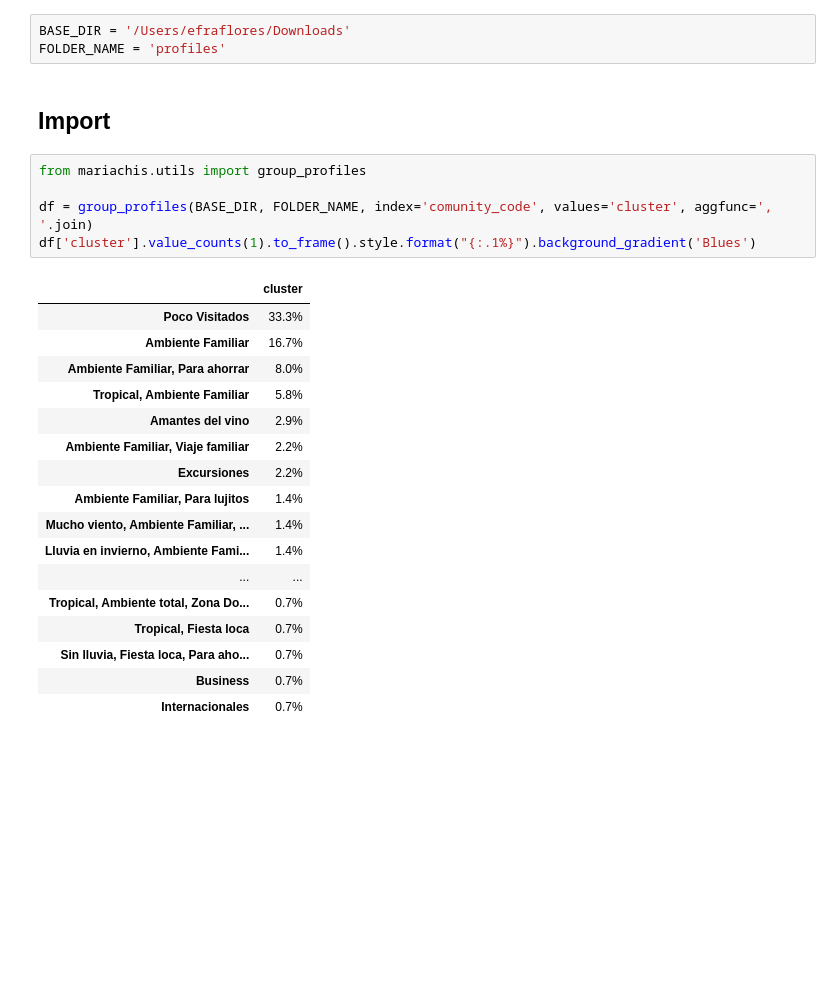
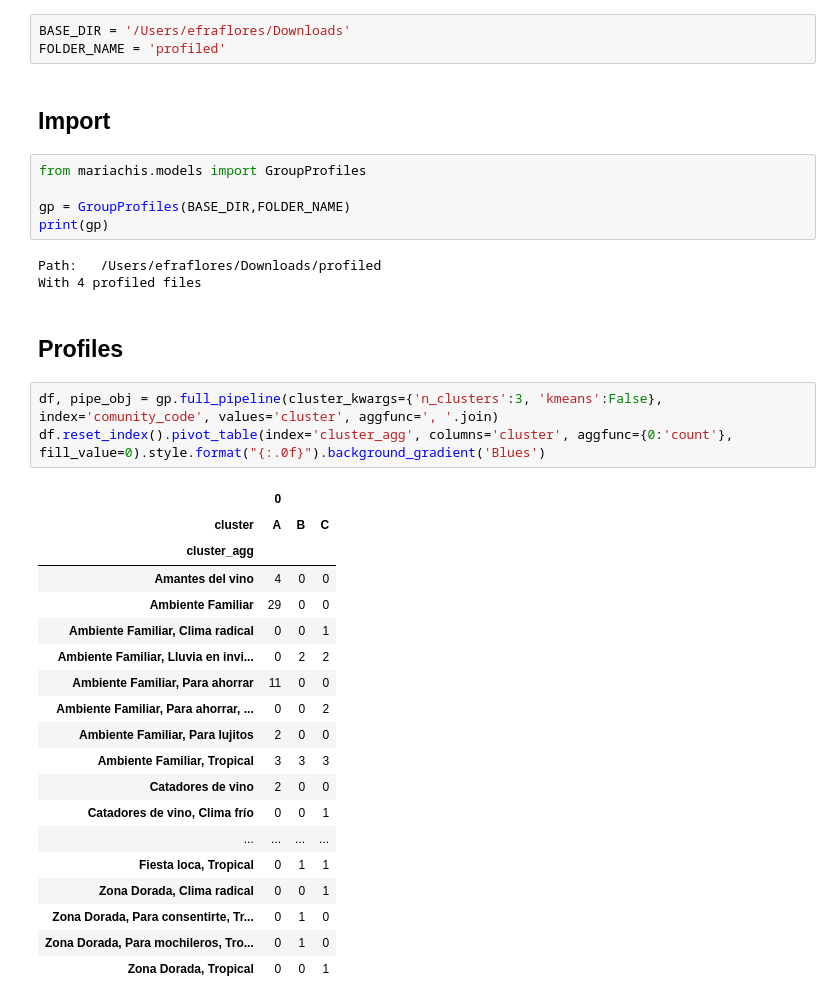
Before and after one commit to Afroefras/datathon2021, a Jupyter notebook: datathon2021/notebooks/Group_profiles.ipynb, the cells around one changed output. Saved outputs shown, nothing was run; the diff lists cells and outputs as text; blank space fills up the shorter version.

Commit message:
Grouped clusters

```diff
--- a/datathon2021/notebooks/Group_profiles.ipynb
+++ b/datathon2021/notebooks/Group_profiles.ipynb
@@ -4,29 +4,39 @@
 ## Parameters
 # %%
 BASE_DIR = '/Users/efraflores/Downloads'
-FOLDER_NAME = 'profiles'
+FOLDER_NAME = 'profiled'
 # %% [markdown]
 ## Import
-# %%
-from mariachis.utils import group_profiles
-
-df = group_profiles(BASE_DIR, FOLDER_NAME, index='comunity_code', values='cluster', aggfunc=', '.join)
-df['cluster'].value_counts(1).to_frame().style.format("{:.1%}").background_gradient('Blues')
-# %% [output]
-|  | cluster |
-| Poco Visitados | 33.3% |
-| Ambiente Familiar | 16.7% |
-| Ambiente Familiar, Para ahorrar | 8.0% |
-| Tropical, Ambiente Familiar | 5.8% |
-| Amantes del vino | 2.9% |
-| Ambiente Familiar, Viaje familiar | 2.2% |
-| Excursiones | 2.2% |
-| Ambiente Familiar, Para lujitos | 1.4% |
-| Mucho viento, Ambiente Familiar, ... | 1.4% |
-| Lluvia en invierno, Ambiente Fami... | 1.4% |
-| ... | ... |
-| Tropical, Ambiente total, Zona Do... | 0.7% |
-| Tropical, Fiesta loca | 0.7% |
-| Sin lluvia, Fiesta loca, Para aho... | 0.7% |
-| Business | 0.7% |
-| Internacionales | 0.7% |
+# %%
+from mariachis.models import GroupProfiles
+
+gp = GroupProfiles(BASE_DIR,FOLDER_NAME)
+print(gp)
+# %% [output]
+Path:   /Users/efraflores/Downloads/profiled
+With 4 profiled files
+# %% [markdown]
+## Profiles
+# %%
+df, pipe_obj = gp.full_pipeline(cluster_kwargs={'n_clusters':3, 'kmeans':False}, index='comunity_code', values='cluster', aggfunc=', '.join)
+df.reset_index().pivot_table(index='cluster_agg', columns='cluster', aggfunc={0:'count'}, fill_value=0).style.format("{:.0f}").background_gradient('Blues')
+# %% [output]
+|  | 0 |  |  |
+| cluster | A | B | C |
+| cluster_agg |  |  |  |
+| Amantes del vino | 4 | 0 | 0 |
+| Ambiente Familiar | 29 | 0 | 0 |
+| Ambiente Familiar, Clima radical | 0 | 0 | 1 |
+| Ambiente Familiar, Lluvia en invi... | 0 | 2 | 2 |
+| Ambiente Familiar, Para ahorrar | 11 | 0 | 0 |
+| Ambiente Familiar, Para ahorrar, ... | 0 | 0 | 2 |
+| Ambiente Familiar, Para lujitos | 2 | 0 | 0 |
+| Ambiente Familiar, Tropical | 3 | 3 | 3 |
+| Catadores de vino | 2 | 0 | 0 |
+| Catadores de vino, Clima frío | 0 | 0 | 1 |
+| ... | ... | ... | ... |
+| Fiesta loca, Tropical | 0 | 1 | 1 |
+| Zona Dorada, Clima radical | 0 | 0 | 1 |
+| Zona Dorada, Para consentirte, Tr... | 0 | 1 | 0 |
+| Zona Dorada, Para mochileros, Tro... | 0 | 1 | 0 |
+| Zona Dorada, Tropical | 0 | 0 | 1 |
```
Also changed, not shown: parts of 1 cell of this notebook, 5 other files.
